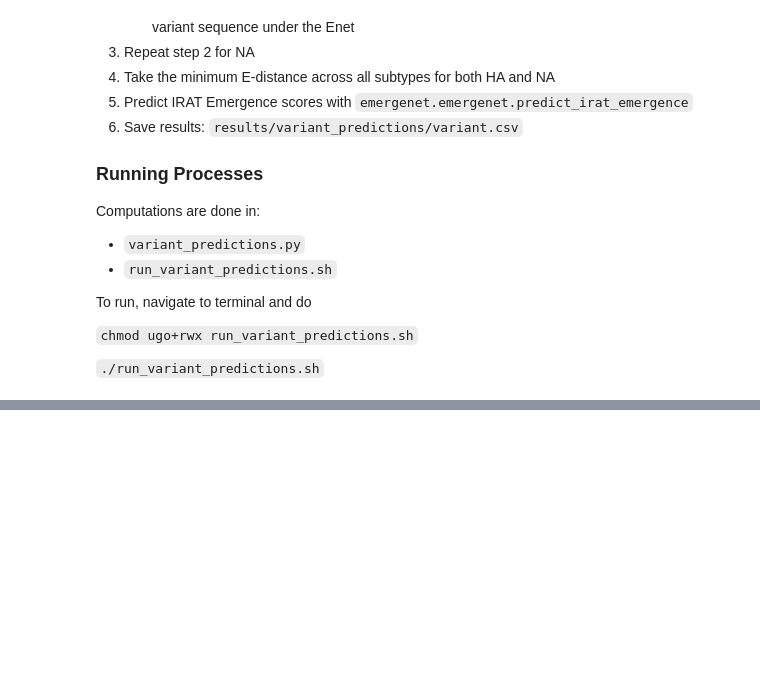
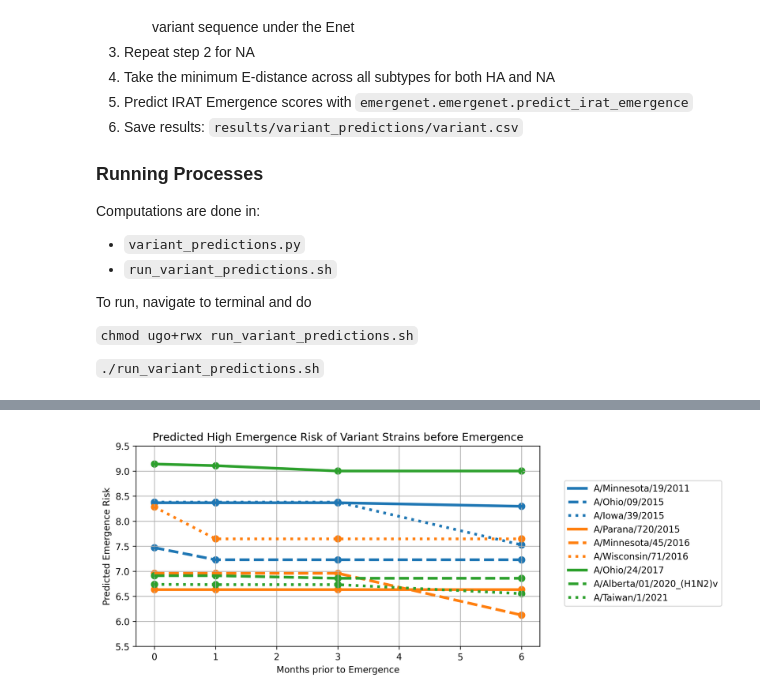
Before and after one commit to zeroknowledgediscovery/emergenet, a Jupyter notebook: paper_data_v3/irat_enet/variant_predictions.ipynb, the cells around one changed output, grey strips where cells are left out. Drawn from its saved outputs; the diff is of its cells as text; code cells hidden in the pictures; blank space fills up the shorter version.

```diff
--- a/paper_data_v3/irat_enet/variant_predictions.ipynb
+++ b/paper_data_v3/irat_enet/variant_predictions.ipynb
@@ -27,15 +27,17 @@ To run, navigate to terminal and do
 import numpy as np
 import pandas as pd
 import matplotlib.pyplot as plt
-plt.style.use('fivethirtyeight')
+plt.style.use('default')
 plt.rcParams['figure.figsize'] = [8, 6]
 plt.rcParams['figure.dpi'] = 300
 import warnings
 warnings.filterwarnings('ignore')
 from emergenet.emergenet import predict_irat_emergence
+from zedstat.textable import textable
 
 
 RESULT_DIR = 'results/variant_predictions/'
+OUT_DIR = 'tables/'
 # %%
 # Compile variant results
 variant = pd.read_csv('data/variant.csv')
@@ -101,0 +83,14 @@ plt.plot(data)
+# %%
+data = variant[['name','emergence_high_0','emergence_high_1','emergence_high_3','emergence_high_6']]
+data = data.rename(columns={
+    'name': 'Influenza Virus',
+    'emergence_high_0': '0',
+    'emergence_high_1': '1',
+    'emergence_high_3': '3',
+    'emergence_high_6': '6'
+})
+data['3'] = np.maximum(data['3'], data['6'])
+data['1'] = np.maximum(data['1'], data['3'])
+data['0'] = np.maximum(data['0'], data['1'])
+data = data.set_index('Influenza Virus')
+data.round(2)
@@ -101,0 +109,25 @@ plt.plot(data)
+# %%
+colors = ['#1f77b4', '#ff7f0e', '#2ca02c']
+linestyles = ['-', '--', ':']
+styles = []
+for c in colors:
+    for l in linestyles:
+        styles.append([c, l])
+
+plt.figure(figsize=(8, 4))
+x = [0, 1, 3, 6]
+for i, name in enumerate(data.index):
+    color = styles[i][0]
+    linestyle = styles[i][1]
+    plt.scatter(x, data.T[name], color=color, s=50)
+    plt.plot(x, data.T[name], label=name, linewidth=3, linestyle=linestyle, color=color)
+
+plt.title('Predicted High Emergence Risk of Variant Strains before Emergence')
+plt.xlabel('Months prior to Emergence')
+plt.ylim((5.5, 9.5))
+plt.ylabel('Predicted Emergence Risk')
+plt.legend(bbox_to_anchor=(1.05, 0.85))
+plt.grid()
+plt.savefig(OUT_DIR + 'variant.png', bbox_inches='tight', transparent=True)
+# %% [output]
+[figure, added]
```
Also changed, not shown: parts of 5 cells of this notebook, 1 other file.
